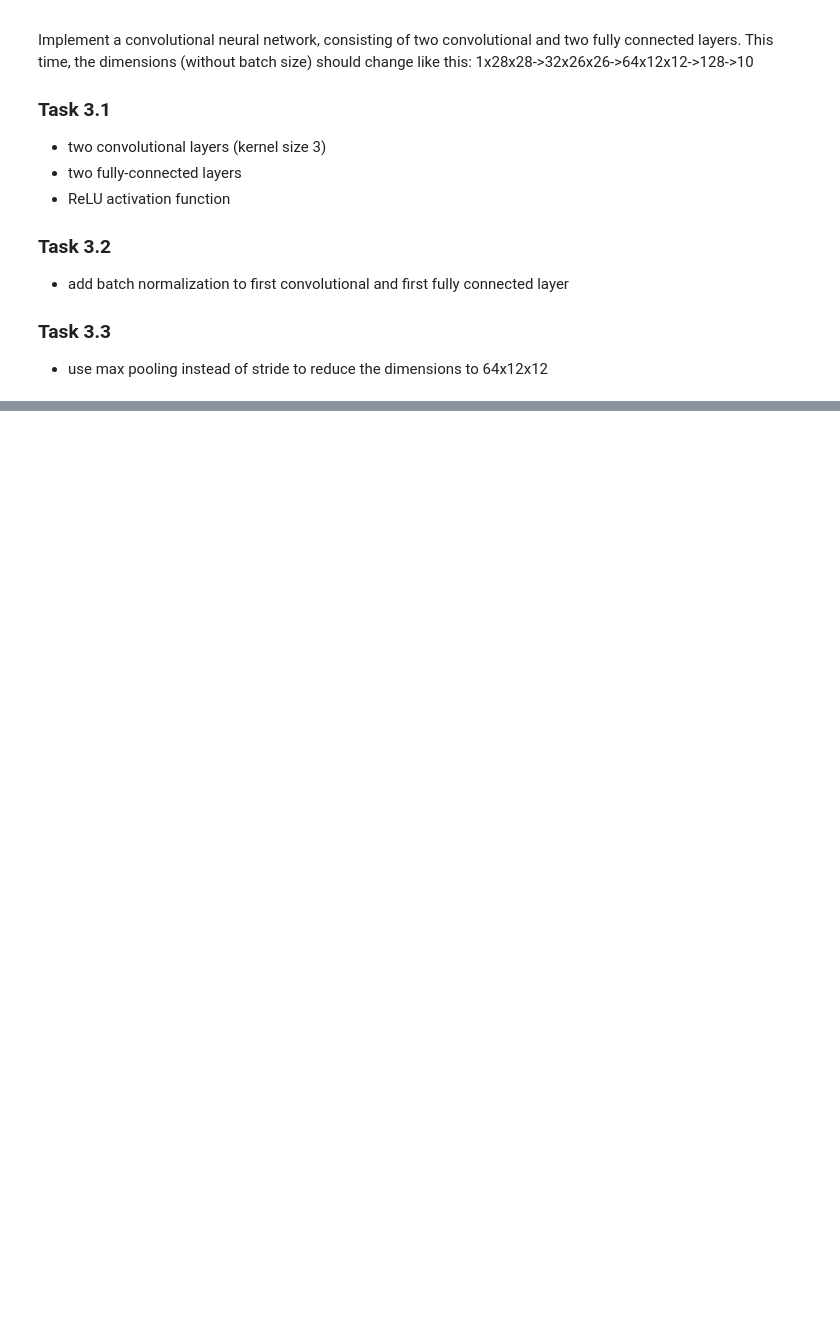
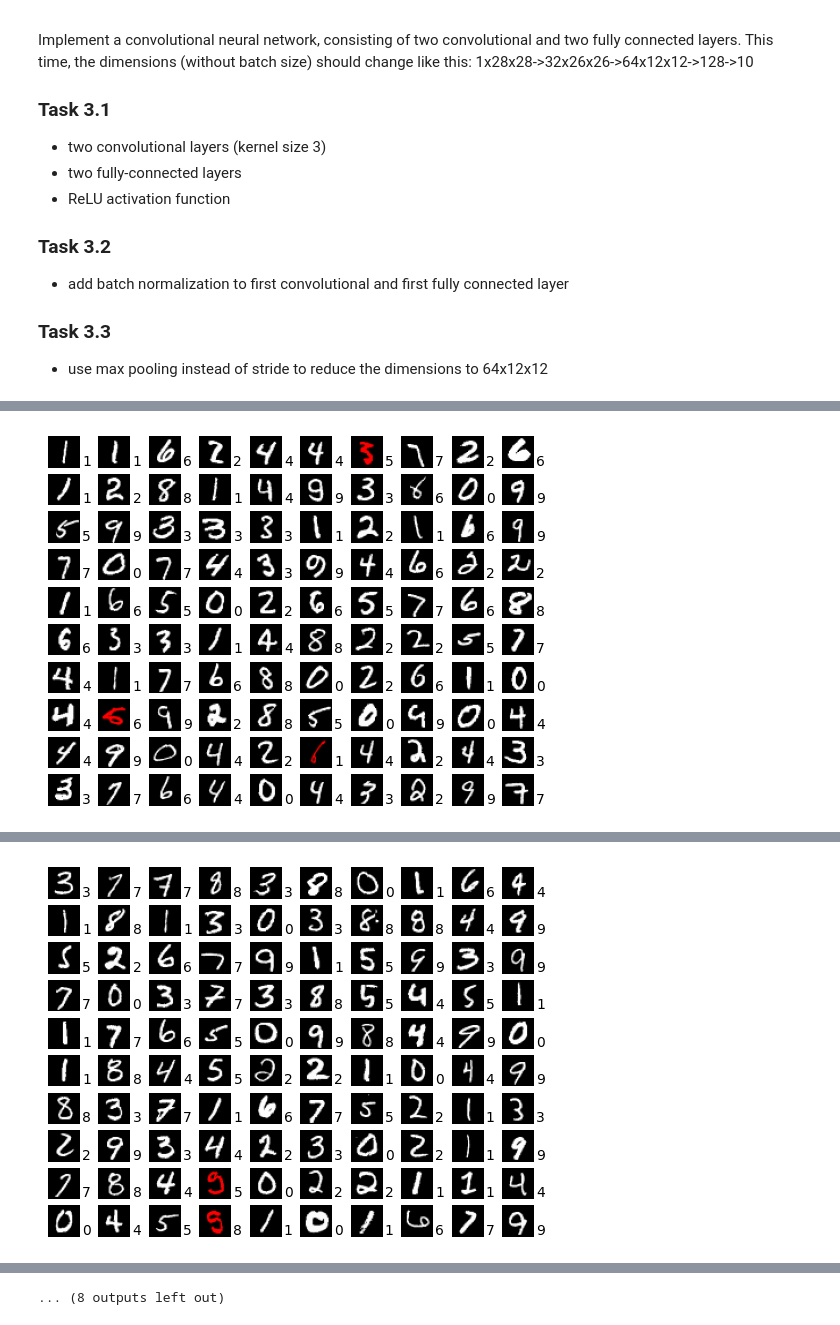
Before and after one commit to Chleb0/3dcv-students-sebsari, a Jupyter notebook: 3.0-tl-mnist.ipynb, the cells around one changed output, grey strips where cells are left out. Cells and saved outputs as stored; diff of their text form; code cells hidden in the pictures; blank space fills up the shorter version.

```diff
--- a/3.0-tl-mnist.ipynb
+++ b/3.0-tl-mnist.ipynb
@@ -368,7 +368,7 @@ class ConvNet3(nn.Module):
 
         # TODO: compute log softmax over the output
 
-        output = torch.log_softmax(x, dim=1)
+        output = torch.log_softmax(output, dim=1)
 
         return output
 # %%
@@ -381,8 +381,8 @@ gamma = 0.7
 log_interval = 100
 
 # use GPU if available
-use_cuda = torch.cuda.is_available()
-print(use_cuda)
+#use_cuda = torch.cuda.is_available()
+use_cuda = False
 kwargs = {'num_workers': 1, 'pin_memory': True} if use_cuda else {}
 
 # initialize data loaders
@@ -401,7 +401,7 @@ test_loader = torch.utils.data.DataLoader(
     ])),
     batch_size=test_batch_size, shuffle=True, **kwargs)
 
-model = FCNet1()
+model = ConvNet3()
 if use_cuda:
     model = model.cuda()
 
@@ -428,0 +434 @@ Epoch   1, Batch  500, b. loss -36.822060
+[figure, added]
@@ -428,0 +447 @@ Epoch   1, Batch  500, b. loss -36.822060
+[figure, added]
@@ -428,0 +500 @@ Epoch   1, Batch  500, b. loss -36.822060
+... (8 outputs left out)
```
Also changed, not shown: parts of 4 cells of this notebook, 1 other file.
